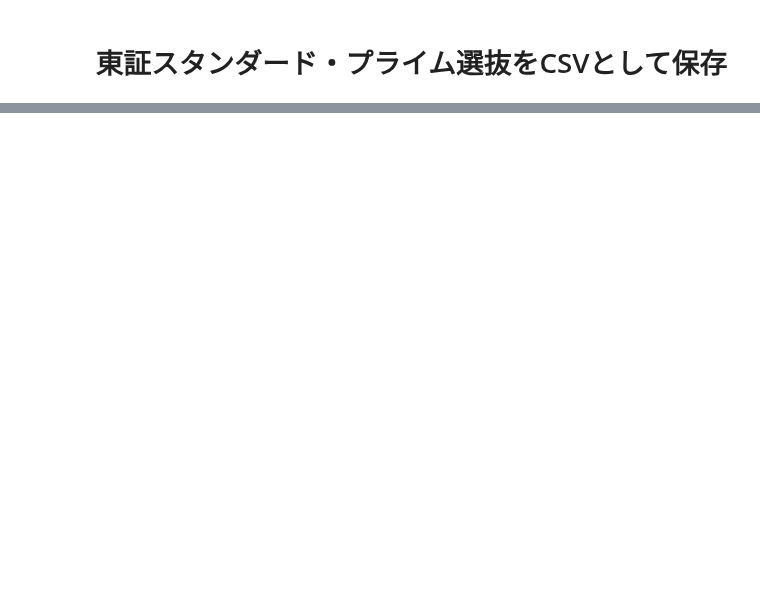
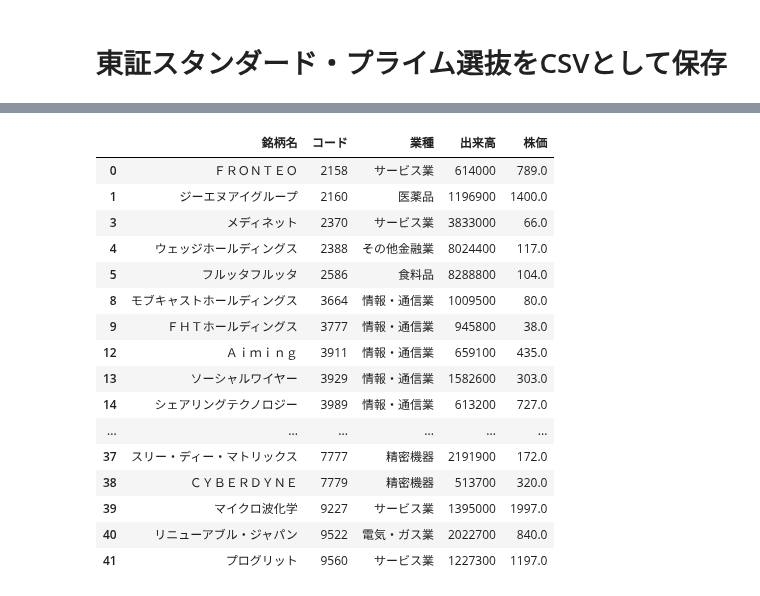
Before and after one commit to hirokimituya/stock-price-analysis, a Jupyter notebook: technical_analysis/銘柄選定関数_csv保存.ipynb, the cells around one changed output, grey strips where cells are left out. Saved outputs shown, nothing was run; the diff lists cells and outputs as text; code cells hidden in the pictures; blank space fills up the shorter version.

```diff
--- a/technical_analysis/銘柄選定関数_csv保存.ipynb
+++ b/technical_analysis/銘柄選定関数_csv保存.ipynb
@@ -788,2 +861,24 @@ filtered_tse_standard_2
+# %%
+# ティッカーコードが重複している行を削除
+filtered_tse_grows_2_remove_duplicate = remove_duplicate_rows(filtered_tse_grows_2, filtered_perfect_order_week_day_tse_grows, filtered_reverse_perfect_order_week_day_tse_grows)
+filtered_tse_grows_2_remove_duplicate
+# %% [output]
+|  | 銘柄名 | コード | 業種 | 出来高 | 株価 |
+| 0 | ＦＲＯＮＴＥＯ | 2158 | サービス業 | 614000 | 789.0 |
+| 1 | ジーエヌアイグループ | 2160 | 医薬品 | 1196900 | 1400.0 |
+| 3 | メディネット | 2370 | サービス業 | 3833000 | 66.0 |
+| 4 | ウェッジホールディングス | 2388 | その他金融業 | 8024400 | 117.0 |
+| 5 | フルッタフルッタ | 2586 | 食料品 | 8288800 | 104.0 |
+| 8 | モブキャストホールディングス | 3664 | 情報・通信業 | 1009500 | 80.0 |
+| 9 | ＦＨＴホールディングス | 3777 | 情報・通信業 | 945800 | 38.0 |
+| 12 | Ａｉｍｉｎｇ | 3911 | 情報・通信業 | 659100 | 435.0 |
+| 13 | ソーシャルワイヤー | 3929 | 情報・通信業 | 1582600 | 303.0 |
+| 14 | シェアリングテクノロジー | 3989 | 情報・通信業 | 613200 | 727.0 |
+| ... | ... | ... | ... | ... | ... |
+| 37 | スリー・ディー・マトリックス | 7777 | 精密機器 | 2191900 | 172.0 |
+| 38 | ＣＹＢＥＲＤＹＮＥ | 7779 | 精密機器 | 513700 | 320.0 |
+| 39 | マイクロ波化学 | 9227 | サービス業 | 1395000 | 1997.0 |
+| 40 | リニューアブル・ジャパン | 9522 | 電気・ガス業 | 2022700 | 840.0 |
+| 41 | プログリット | 9560 | サービス業 | 1227300 | 1197.0 |
 # %%
 # CSVファイル保存
```
Also changed, not shown: parts of 23 cells of this notebook.
